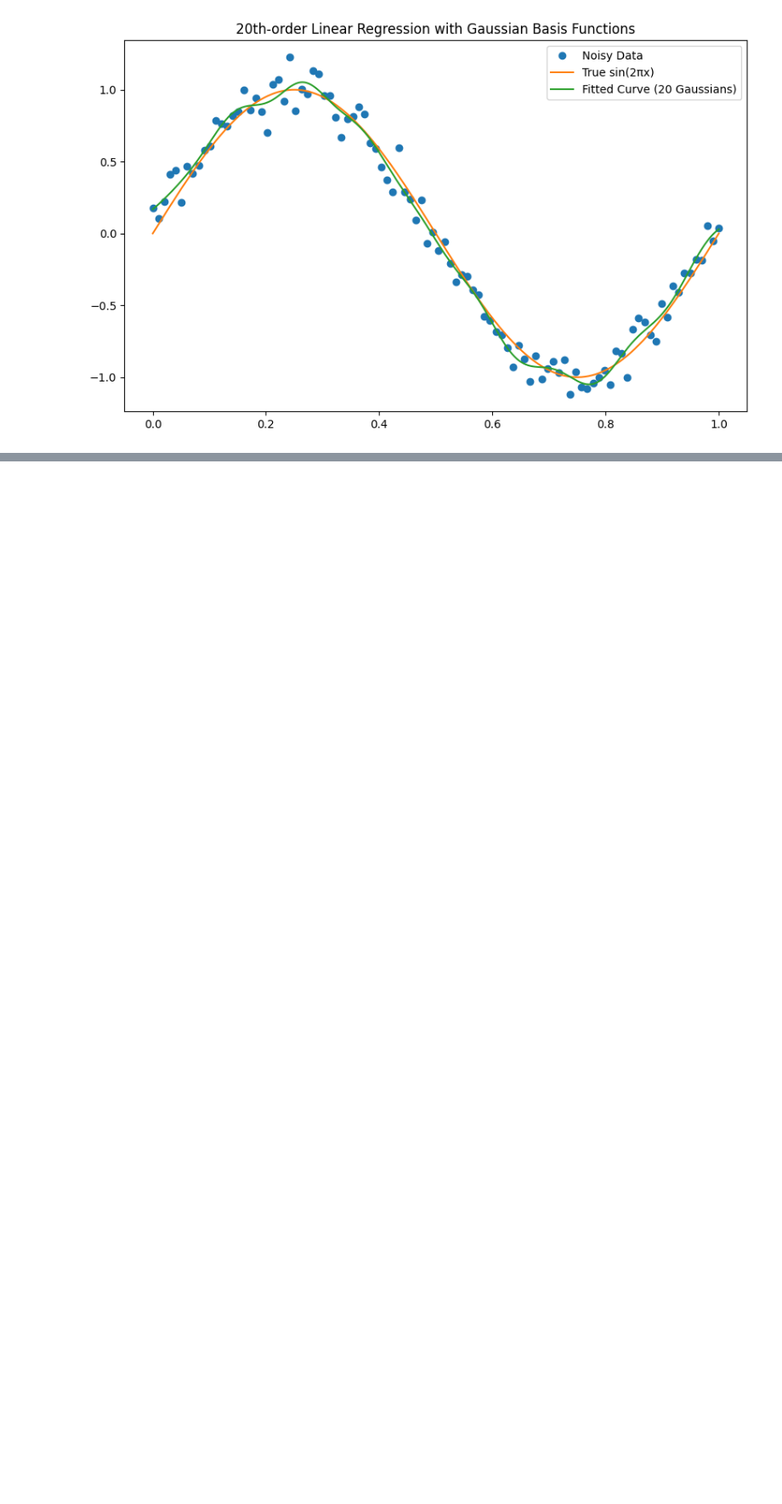
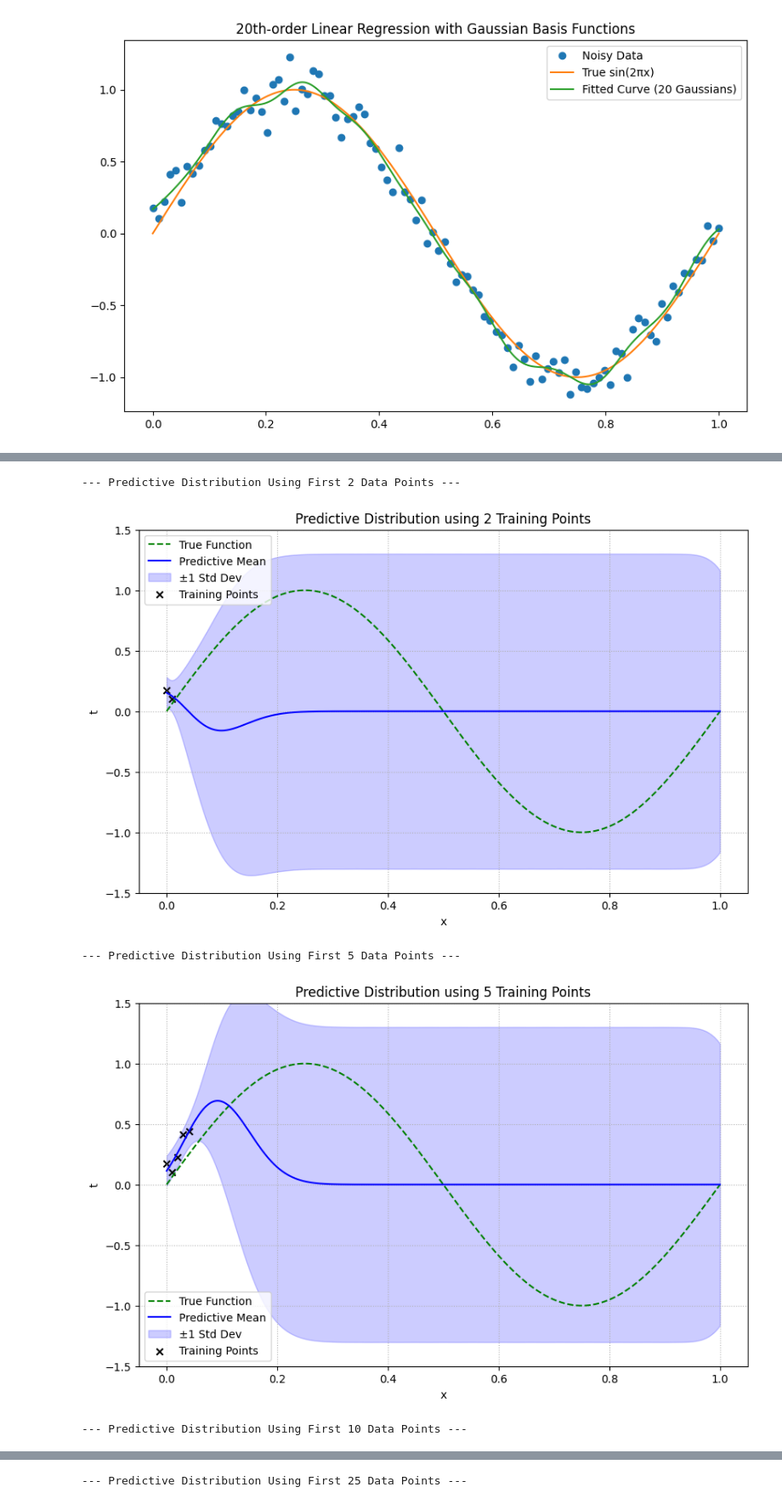
Before and after one commit to bhsh200/jpmc-case-study, a Jupyter notebook: Part6.ipynb, the cells around one changed output, grey strips where cells are left out. Shown: that part at 85% size. Saved outputs shown, nothing was run; the diff lists cells and outputs as text; code cells hidden in the pictures; blank space fills up the shorter version.

```diff
--- a/Part6.ipynb
+++ b/Part6.ipynb
@@ -225,0 +211,61 @@ plt.show()
+# %%
+# Training sizes to experiment with
+training_sizes = [2, 5, 10, 25]
+sigma2 = 0.01  # Noise variance
+noise_std = np.sqrt(sigma2)
+
+for n_train in training_sizes:
+    print(f"\n--- Predictive Distribution Using First {n_train} Data Points ---")
+
+    # Slice first n_train points from training set
+    Phi_subset = Phi[:n_train]
+    t_subset = t[:n_train]
+
+    # Initialize prior
+    D = Phi.shape[1]
+    m_N = np.zeros(D)
+    S_N = np.eye(D)
+
+    # Sequential Bayesian update
+    for i in range(n_train):
+        phi_xi = Phi_subset[i]
+        t_i = t_subset[i]
+        m_N, S_N = bayesian_update(m_N, S_N, phi_xi, t_i, sigma2)
+
+    # Predictive mean and std for test set
+    mu_preds = []
+    std_preds = []
+
+    for phi_x0 in Phi_test:
+        phi_x0 = phi_x0.reshape(-1, 1)
+        mu = (phi_x0.T @ m_N).item()
+        pred_var = (phi_x0.T @ S_N @ phi_x0).item() + sigma2
+        mu_preds.append(mu)
+        std_preds.append(np.sqrt(pred_var))
+
+    mu_preds = np.array(mu_preds)
+    std_preds = np.array(std_preds)
+
+    # Plot
+    plt.figure(figsize=(10, 6))
+    plt.plot(x_test, true_func(x_test), 'g--', label='True Function')
+    plt.plot(x_test, mu_preds, 'b', label='Predictive Mean')
+    plt.fill_between(x_test.flatten(),
+                     mu_preds - std_preds,
+                     mu_preds + std_preds,
+                     color='blue', alpha=0.2, label='±1 Std Dev')
+
+    plt.scatter(x[:n_train], t[:n_train], color='black', marker='x', label='Training Points')
+    plt.title(f"Predictive Distribution using {n_train} Training Points")
+    plt.xlabel("x")
+    plt.ylabel("t")
+    plt.legend()
+    plt.grid(True, linestyle=':')
+    plt.ylim(-1.5, 1.5)
+    plt.show()
+# %% [output]
+--- Predictive Distribution Using First 2 Data Points ---
+[figure, added]
+--- Predictive Distribution Using First 5 Data Points ---
+[figure, added]
+--- Predictive Distribution Using First 10 Data Points ---
@@ -225,0 +273 @@ plt.show()
+--- Predictive Distribution Using First 25 Data Points ---
```
Also changed, not shown: parts of 7 cells of this notebook.
